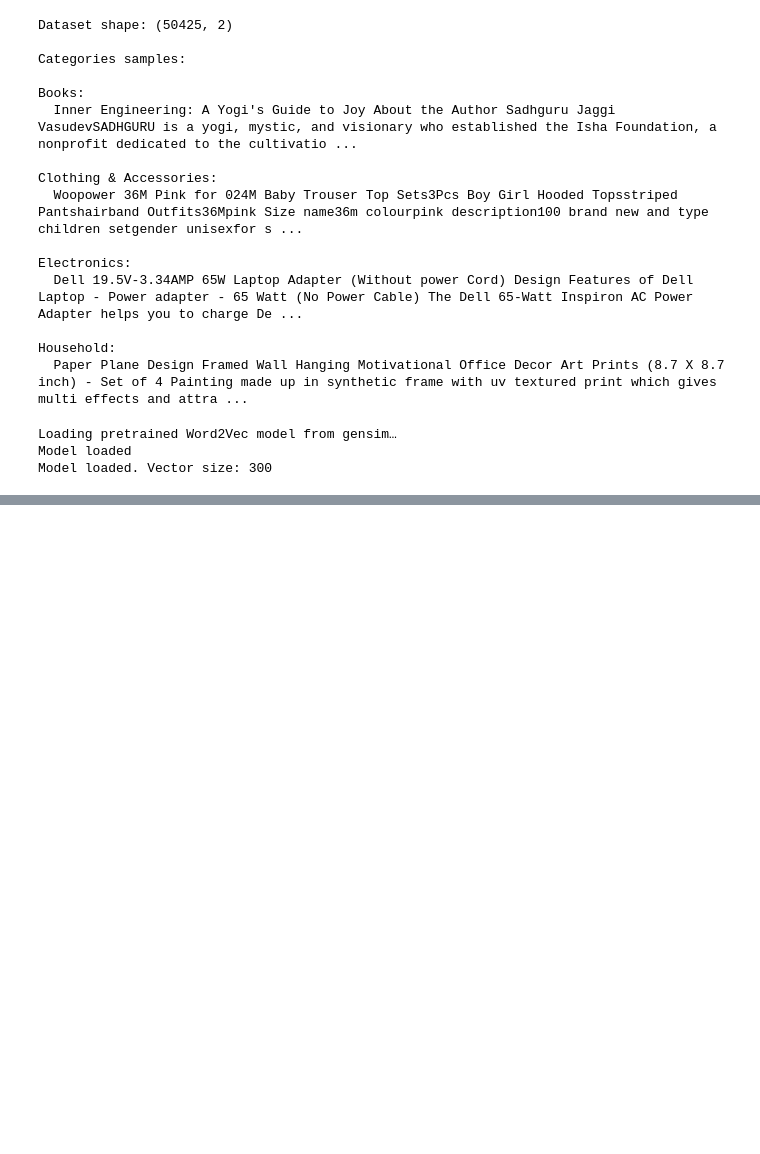
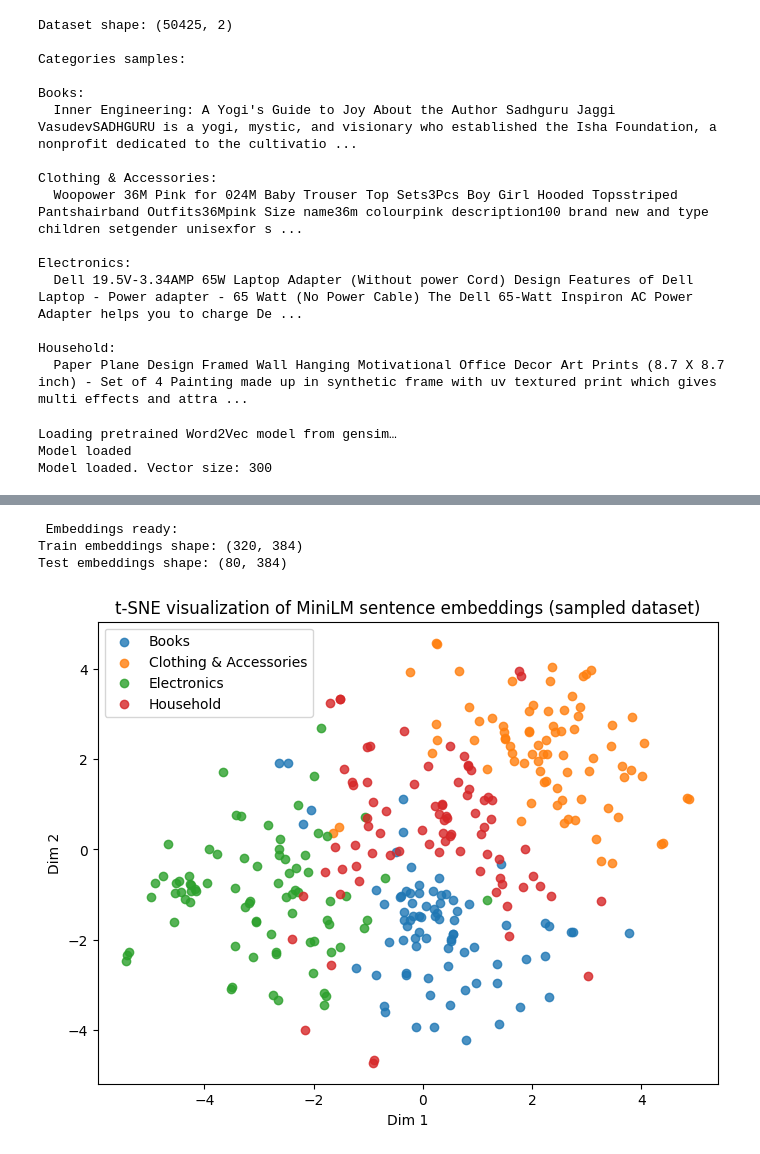
Before and after one commit to kubanova-z/Bachelors-thesis, a Jupyter notebook: embeddings.ipynb, the cells around one changed output, grey strips where cells are left out. Cells and saved outputs as stored; diff of their text form; code cells hidden in the pictures; blank space fills up the shorter version.

Commit message:
Comments, comparison of Word2Vec and MiniLM embedder

```diff
--- a/embeddings.ipynb
+++ b/embeddings.ipynb
@@ -46,3 +45,10 @@ print("Model loaded. Vector size:", model.vector_size) # 300
 Loading pretrained Word2Vec model from gensim…
 Model loaded
 Model loaded. Vector size: 300
+# %%
+# nacitanie predtrenovaneho modelu MiniLM
+import torch
+from src.LM.embeddings.embedder_preprocess import load_minilm_embedder
+
+device = "cuda" if torch.cuda.is_available() else "cpu"
+tokenizer, minilm_model = load_minilm_embedder("sentence-transformers/all-MiniLM-L6-v2", device=device )
@@ -120,0 +168,56 @@ Test embeddings shape: (24, 300)
+# %%
+
+# vyber mensieho poctu vzoriek - 30 vzoriek z kazdej kategorie
+from src.LM.embeddings.embedder_preprocess import prepare_data_minilm
+
+
+sampled_df = (
+    df.groupby("Category", group_keys=False)
+      .apply(lambda x: x.sample(min(len(x), 100), random_state=42))
+      .reset_index(drop=True)
+)
+
+
+
+# vytvorenie embeddingov
+# vycistenie textu
+# rozdelenie na train / test
+# nacitanie modelu
+
+X_train_vec, X_test_vec, y_train, y_test = prepare_data_minilm(sampled_df, tokenizer, minilm_model, device = device, batch_size = 32)
+print("\n Embeddings ready:")
+print("Train embeddings shape:", X_train_vec.shape)
+print("Test embeddings shape:", X_test_vec.shape)
+
+# t-SNE vizualizacia (distributed stochastic neighbour embedding)
+# 300D -> 2D reprezentacia
+
+from sklearn.manifold import TSNE
+import matplotlib.pyplot as plt
+import numpy as np
+
+# perplexity musi byt menej ako pocet vzoriek
+# kolko blizkych bodov povazuje bod za svojich susedov
+perplexity = min(100, len(X_train_vec) - 1)
+
+tsne = TSNE(n_components=2, perplexity=perplexity, random_state=42)
+X_tsne = tsne.fit_transform(X_train_vec)
+
+# vizualizacia
+# bodka - jedna vzorka (veta)
+# podobne vety (z rovnakej kategorie) su blizko pri sebe
+plt.figure(figsize=(8,6))
+for label in np.unique(y_train):
+    idx = np.where(y_train == label)
+    plt.scatter(X_tsne[idx, 0], X_tsne[idx, 1], label=label, alpha=0.8)
+
+plt.title("t-SNE visualization of MiniLM sentence embeddings (sampled dataset)")
+plt.xlabel("Dim 1")
+plt.ylabel("Dim 2")
+plt.legend()
+plt.show()
+# %% [output]
+ Embeddings ready:
+Train embeddings shape: (320, 384)
+Test embeddings shape: (80, 384)
+[figure, added]
```
Also changed, not shown: parts of 6 cells of this notebook, 5 other files.
